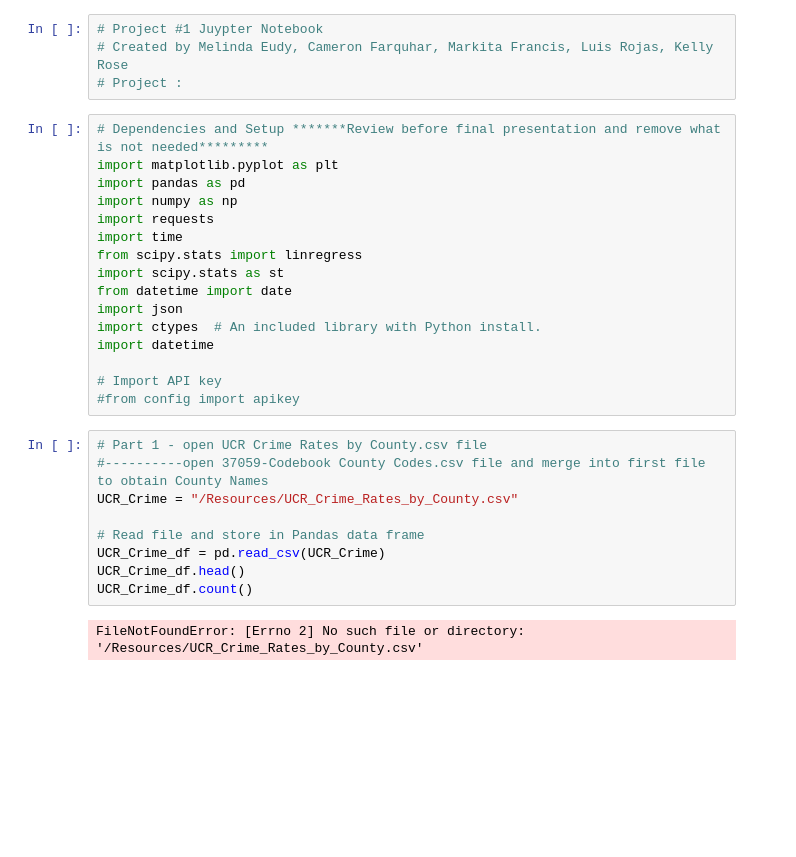
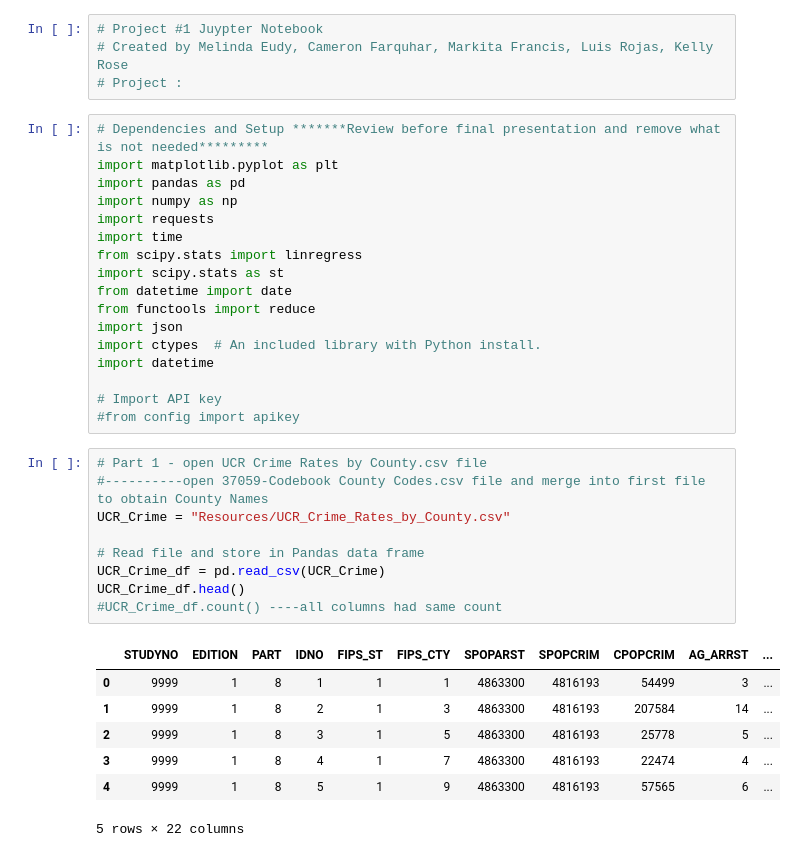
Before and after one commit to melindaeudy/Project_1, a Jupyter notebook: Project_1.ipynb, the cells around one changed output. Saved outputs shown, nothing was run; the diff lists cells and outputs as text; blank space fills up the shorter version.

```diff
--- a/Project_1.ipynb
+++ b/Project_1.ipynb
@@ -12,6 +12,7 @@ import time
 from scipy.stats import linregress
 import scipy.stats as st
 from datetime import date
+from functools import reduce
 import json
 import ctypes  # An included library with Python install.
 import datetime
@@ -21,11 +22,17 @@ import datetime
 # %%
 # Part 1 - open UCR Crime Rates by County.csv file
 #----------open 37059-Codebook County Codes.csv file and merge into first file to obtain County Names
-UCR_Crime = "/Resources/UCR_Crime_Rates_by_County.csv"
+UCR_Crime = "Resources/UCR_Crime_Rates_by_County.csv"
 
 # Read file and store in Pandas data frame
 UCR_Crime_df = pd.read_csv(UCR_Crime)
 UCR_Crime_df.head()
-UCR_Crime_df.count()
+#UCR_Crime_df.count() ----all columns had same count
 # %% [output]
+|  | STUDYNO | EDITION | PART | IDNO | FIPS_ST | FIPS_CTY | SPOPARST | SPOPCRIM | CPOPCRIM | AG_ARRST | ... |
+| 0 | 9999 | 1 | 8 | 1 | 1 | 1 | 4863300 | 4816193 | 54499 | 3 | ... |
+| 1 | 9999 | 1 | 8 | 2 | 1 | 3 | 4863300 | 4816193 | 207584 | 14 | ... |
+| 2 | 9999 | 1 | 8 | 3 | 1 | 5 | 4863300 | 4816193 | 25778 | 5 | ... |
+| 3 | 9999 | 1 | 8 | 4 | 1 | 7 | 4863300 | 4816193 | 22474 | 4 | ... |
+| 4 | 9999 | 1 | 8 | 5 | 1 | 9 | 4863300 | 4816193 | 57565 | 6 | ... |
-FileNotFoundError: [Errno 2] No such file or directory: '/Resources/UCR_Crime_Rates_by_County.csv'
+5 rows × 22 columns
```
Also changed, not shown: parts of 6 cells of this notebook, 3 other files.
